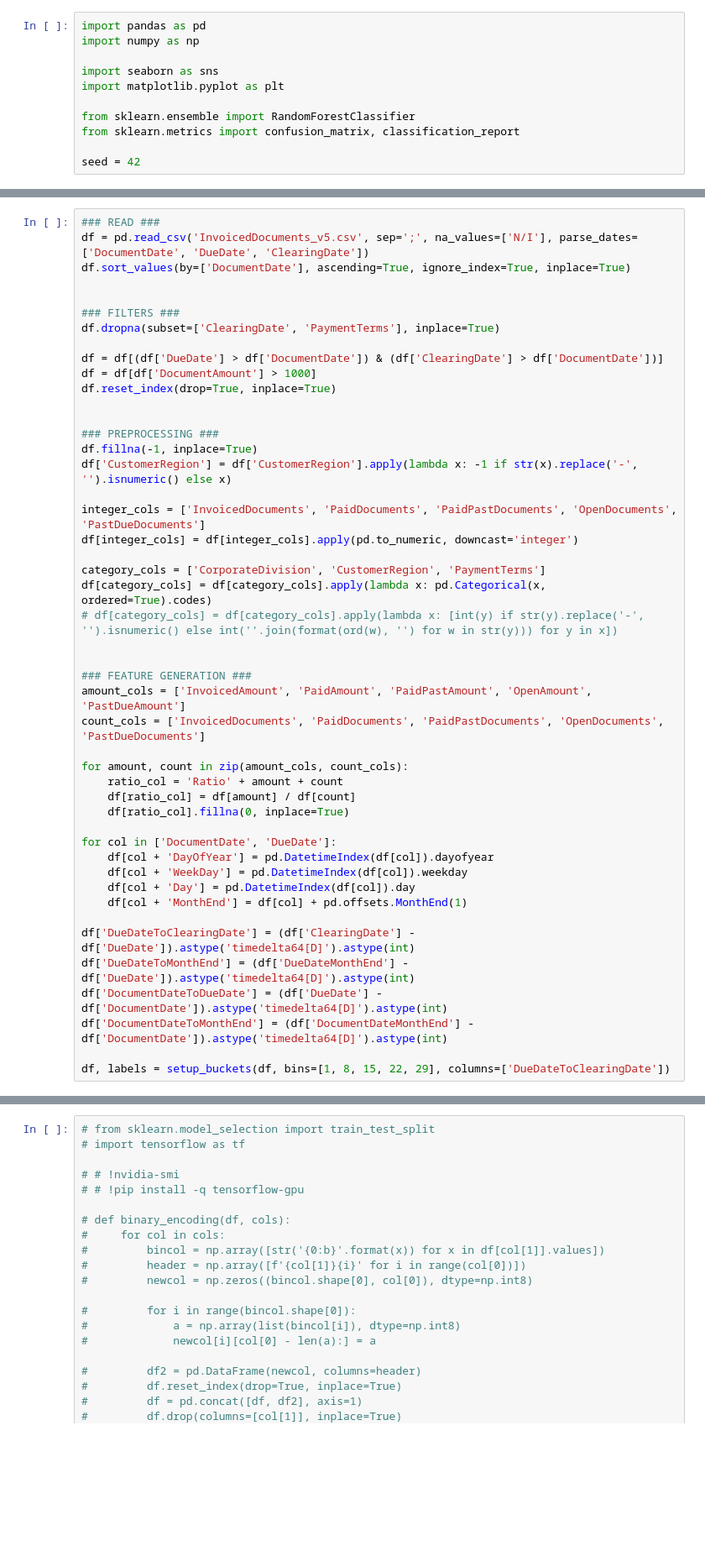
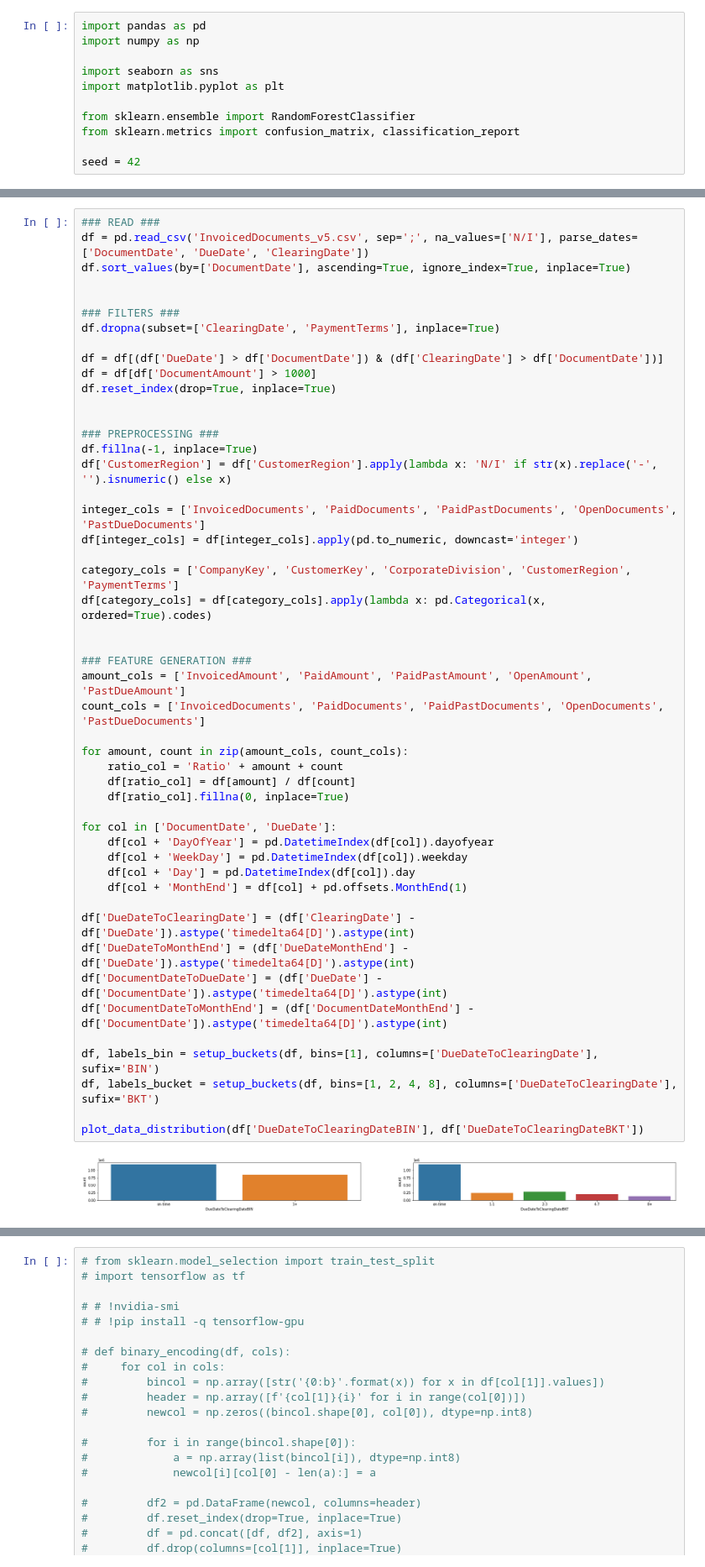
Before and after one commit to arthurflor23/invoice-payment-prediction, a Jupyter notebook: predict-invoice-payment.ipynb, the cells around one changed output, grey strips where cells are left out. Shown at 84% size. Saved outputs shown, nothing was run; the diff lists cells and outputs as text; blank space fills up the shorter version.

```diff
--- a/predict-invoice-payment.ipynb
+++ b/predict-invoice-payment.ipynb
@@ -132,34 +143,38 @@ df.reset_index(drop=True, inplace=True)
 
 ### PREPROCESSING ###
 df.fillna(-1, inplace=True)
-df['CustomerRegion'] = df['CustomerRegion'].apply(lambda x: -1 if str(x).replace('-', '').isnumeric() else x)
+df['CustomerRegion'] = df['CustomerRegion'].apply(lambda x: 'N/I' if str(x).replace('-', '').isnumeric() else x)
 
 integer_cols = ['InvoicedDocuments', 'PaidDocuments', 'PaidPastDocuments', 'OpenDocuments', 'PastDueDocuments']
 df[integer_cols] = df[integer_cols].apply(pd.to_numeric, downcast='integer')
 
-category_cols = ['CorporateDivision', 'CustomerRegion', 'PaymentTerms']
+category_cols = ['CompanyKey', 'CustomerKey', 'CorporateDivision', 'CustomerRegion', 'PaymentTerms']
 df[category_cols] = df[category_cols].apply(lambda x: pd.Categorical(x, ordered=True).codes)
-# df[category_cols] = df[category_cols].apply(lambda x: [int(y) if str(y).replace('-', '').isnumeric() else int(''.join(format(ord(w), '') for w in str(y))) for y in x])
 
 
 ### FEATURE GENERATION ###
 amount_cols = ['InvoicedAmount', 'PaidAmount', 'PaidPastAmount', 'OpenAmount', 'PastDueAmount']
 count_cols = ['InvoicedDocuments', 'PaidDocuments', 'PaidPastDocuments', 'OpenDocuments', 'PastDueDocuments']
 
 for amount, count in zip(amount_cols, count_cols):
     ratio_col = 'Ratio' + amount + count
     df[ratio_col] = df[amount] / df[count]
     df[ratio_col].fillna(0, inplace=True)
 
 for col in ['DocumentDate', 'DueDate']:
     df[col + 'DayOfYear'] = pd.DatetimeIndex(df[col]).dayofyear
     df[col + 'WeekDay'] = pd.DatetimeIndex(df[col]).weekday
     df[col + 'Day'] = pd.DatetimeIndex(df[col]).day
     df[col + 'MonthEnd'] = df[col] + pd.offsets.MonthEnd(1)
 
 df['DueDateToClearingDate'] = (df['ClearingDate'] - df['DueDate']).astype('timedelta64[D]').astype(int)
 df['DueDateToMonthEnd'] = (df['DueDateMonthEnd'] - df['DueDate']).astype('timedelta64[D]').astype(int)
 df['DocumentDateToDueDate'] = (df['DueDate'] - df['DocumentDate']).astype('timedelta64[D]').astype(int)
 df['DocumentDateToMonthEnd'] = (df['DocumentDateMonthEnd'] - df['DocumentDate']).astype('timedelta64[D]').astype(int)
 
-df, labels = setup_buckets(df, bins=[1, 8, 15, 22, 29], columns=['DueDateToClearingDate'])
+df, labels_bin = setup_buckets(df, bins=[1], columns=['DueDateToClearingDate'], sufix='BIN')
+df, labels_bucket = setup_buckets(df, bins=[1, 2, 4, 8], columns=['DueDateToClearingDate'], sufix='BKT')
+
+plot_data_distribution(df['DueDateToClearingDateBIN'], df['DueDateToClearingDateBKT'])
+# %% [output]
+[figure, added]
```
Also changed, not shown: parts of 14 cells of this notebook.
